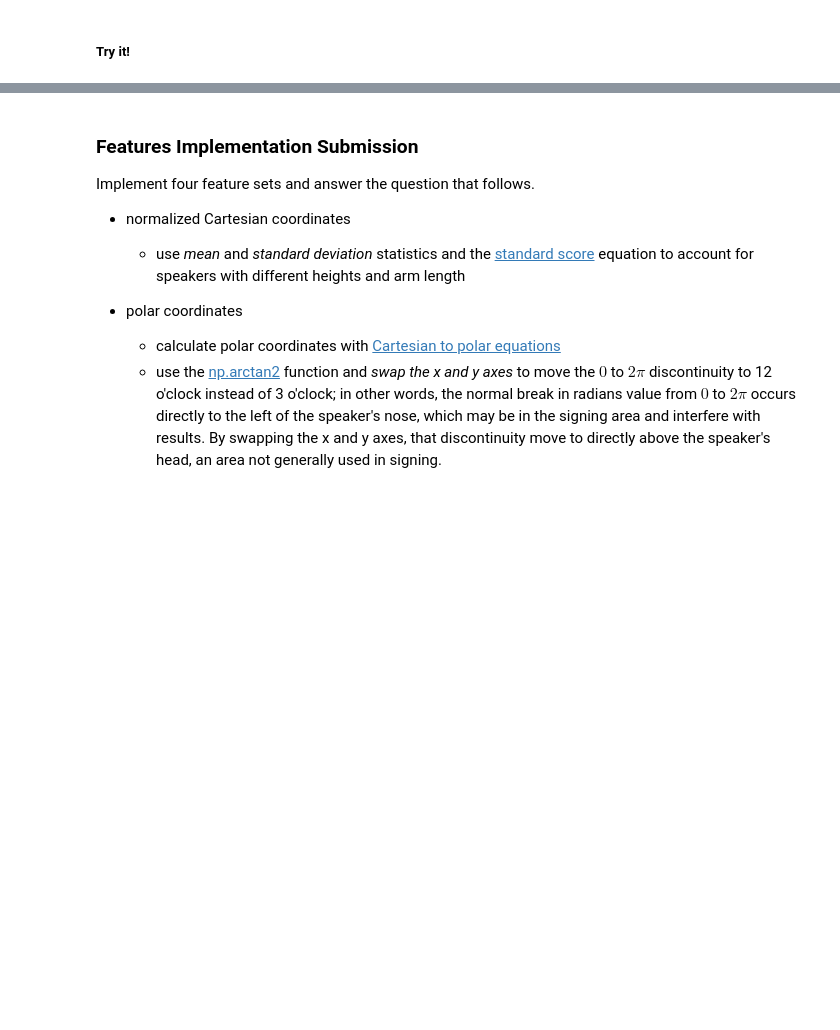
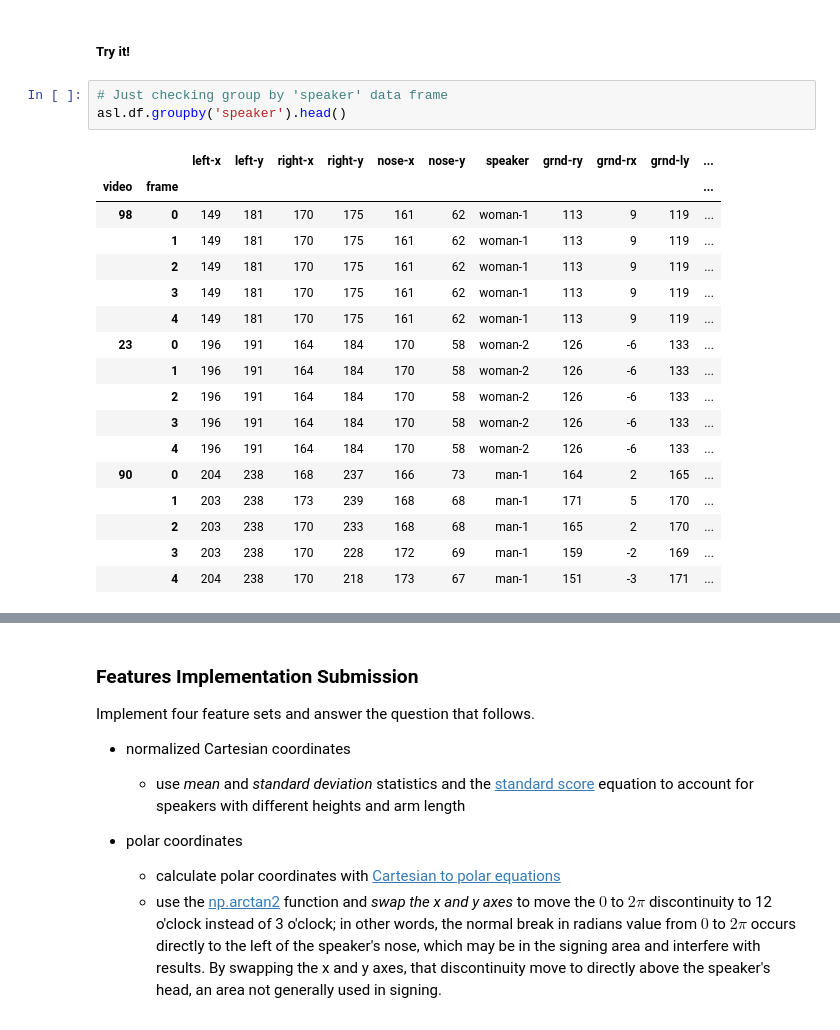
Before and after one commit to jpventura/AIND-Recognizer, a Jupyter notebook: asl_recognizer.ipynb, the cells around one changed output, grey strips where cells are left out. Cells and saved outputs as stored; diff of their text form; blank space fills up the shorter version.

```diff
--- a/asl_recognizer.ipynb
+++ b/asl_recognizer.ipynb
@@ -126,4 +163,25 @@ asl.df.head()
 # %% [markdown]
 ##### Try it!
+# %%
+# Just checking group by 'speaker' data frame
+asl.df.groupby('speaker').head()
+# %% [output]
+|  |  | left-x | left-y | right-x | right-y | nose-x | nose-y | speaker | grnd-ry | grnd-rx | grnd-ly | ... |
+| video | frame |  |  |  |  |  |  |  |  |  |  | ... |
+| 98 | 0 | 149 | 181 | 170 | 175 | 161 | 62 | woman-1 | 113 | 9 | 119 | ... |
+|  | 1 | 149 | 181 | 170 | 175 | 161 | 62 | woman-1 | 113 | 9 | 119 | ... |
+|  | 2 | 149 | 181 | 170 | 175 | 161 | 62 | woman-1 | 113 | 9 | 119 | ... |
+|  | 3 | 149 | 181 | 170 | 175 | 161 | 62 | woman-1 | 113 | 9 | 119 | ... |
+|  | 4 | 149 | 181 | 170 | 175 | 161 | 62 | woman-1 | 113 | 9 | 119 | ... |
+| 23 | 0 | 196 | 191 | 164 | 184 | 170 | 58 | woman-2 | 126 | -6 | 133 | ... |
+|  | 1 | 196 | 191 | 164 | 184 | 170 | 58 | woman-2 | 126 | -6 | 133 | ... |
+|  | 2 | 196 | 191 | 164 | 184 | 170 | 58 | woman-2 | 126 | -6 | 133 | ... |
+|  | 3 | 196 | 191 | 164 | 184 | 170 | 58 | woman-2 | 126 | -6 | 133 | ... |
+|  | 4 | 196 | 191 | 164 | 184 | 170 | 58 | woman-2 | 126 | -6 | 133 | ... |
+| 90 | 0 | 204 | 238 | 168 | 237 | 166 | 73 | man-1 | 164 | 2 | 165 | ... |
+|  | 1 | 203 | 238 | 173 | 239 | 168 | 68 | man-1 | 171 | 5 | 170 | ... |
+|  | 2 | 203 | 238 | 170 | 233 | 168 | 68 | man-1 | 165 | 2 | 170 | ... |
+|  | 3 | 203 | 238 | 170 | 228 | 172 | 69 | man-1 | 159 | -2 | 169 | ... |
+|  | 4 | 204 | 238 | 170 | 218 | 173 | 67 | man-1 | 151 | -3 | 171 | ... |
 # %%
 from asl_utils import test_std_tryit
```
Also changed, not shown: parts of 7 cells of this notebook.
